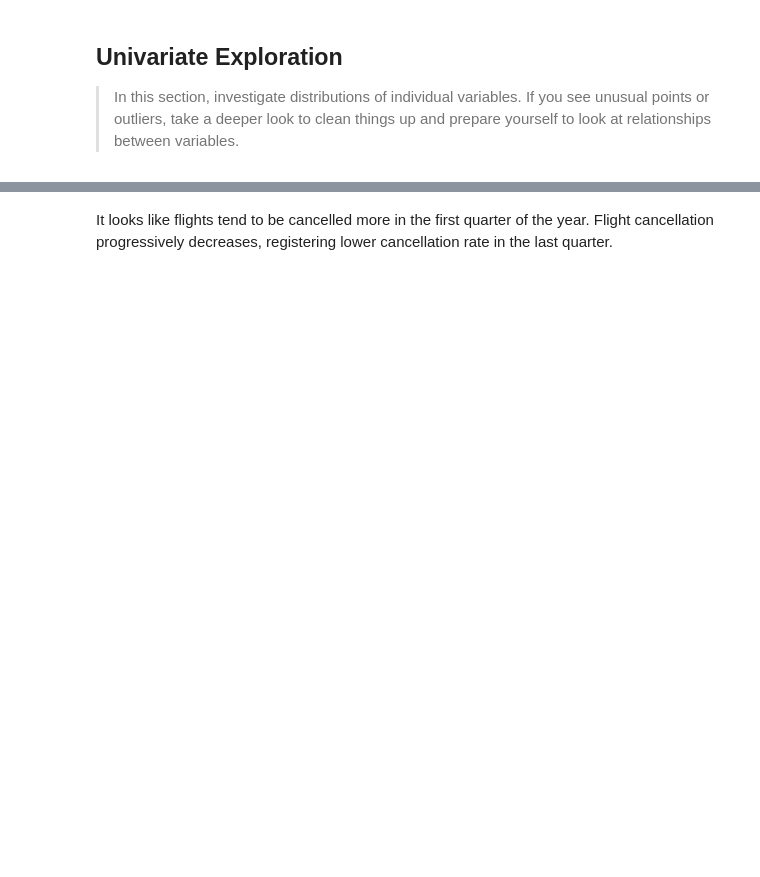
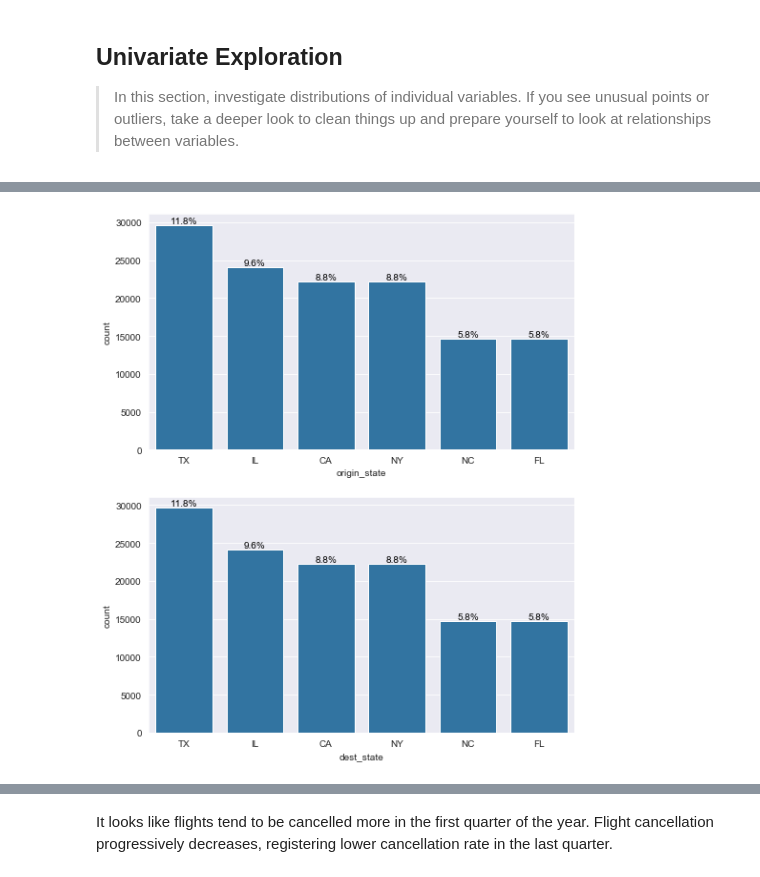
Before and after one commit to thaysmartinez/flights-data-exploration, a Jupyter notebook: exploration_template.ipynb, the cells around one changed output, grey strips where cells are left out. Saved outputs shown, nothing was run; the diff lists cells and outputs as text; code cells hidden in the pictures; blank space fills up the shorter version.

```diff
--- a/exploration_template.ipynb
+++ b/exploration_template.ipynb
@@ -234,0 +180,15 @@ chart_props('month', df=df_cancelled, order_cat=False)
+# %%
+plt.figure(figsize = [8, 10]) # larger figure size for subplots
+
+origin_order = df_cancelled.origin_state.value_counts().index[:6]
+dest_order = df_cancelled.dest_state.value_counts().index[:6]
+
+plt.subplot(2, 1, 1) # 2 rows, 1 col, subplot 1
+sb.countplot(data = df_cancelled, x = 'origin_state', color=base_color, order=origin_order)
+chart_props(df_cancelled, 'origin_state')
+
+plt.subplot(2, 1, 2) # 2 rows, 1 col, subplot 2
+sb.countplot(data = df_cancelled, x = 'dest_state', color=base_color, order=dest_order)
+chart_props(df_cancelled, 'dest_state')
+# %% [output]
+[figure, added]
```
Also changed, not shown: parts of 37 cells of this notebook.
